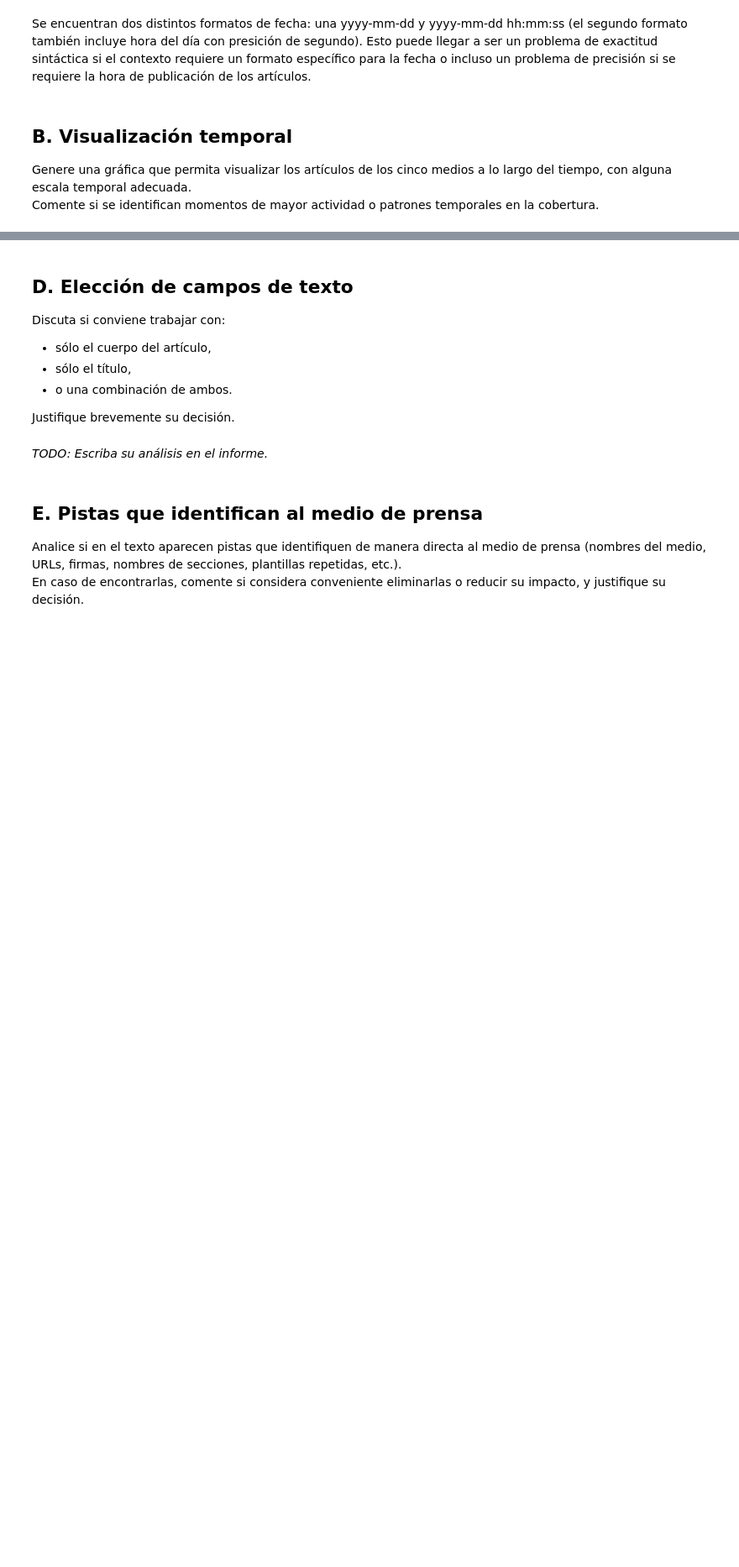
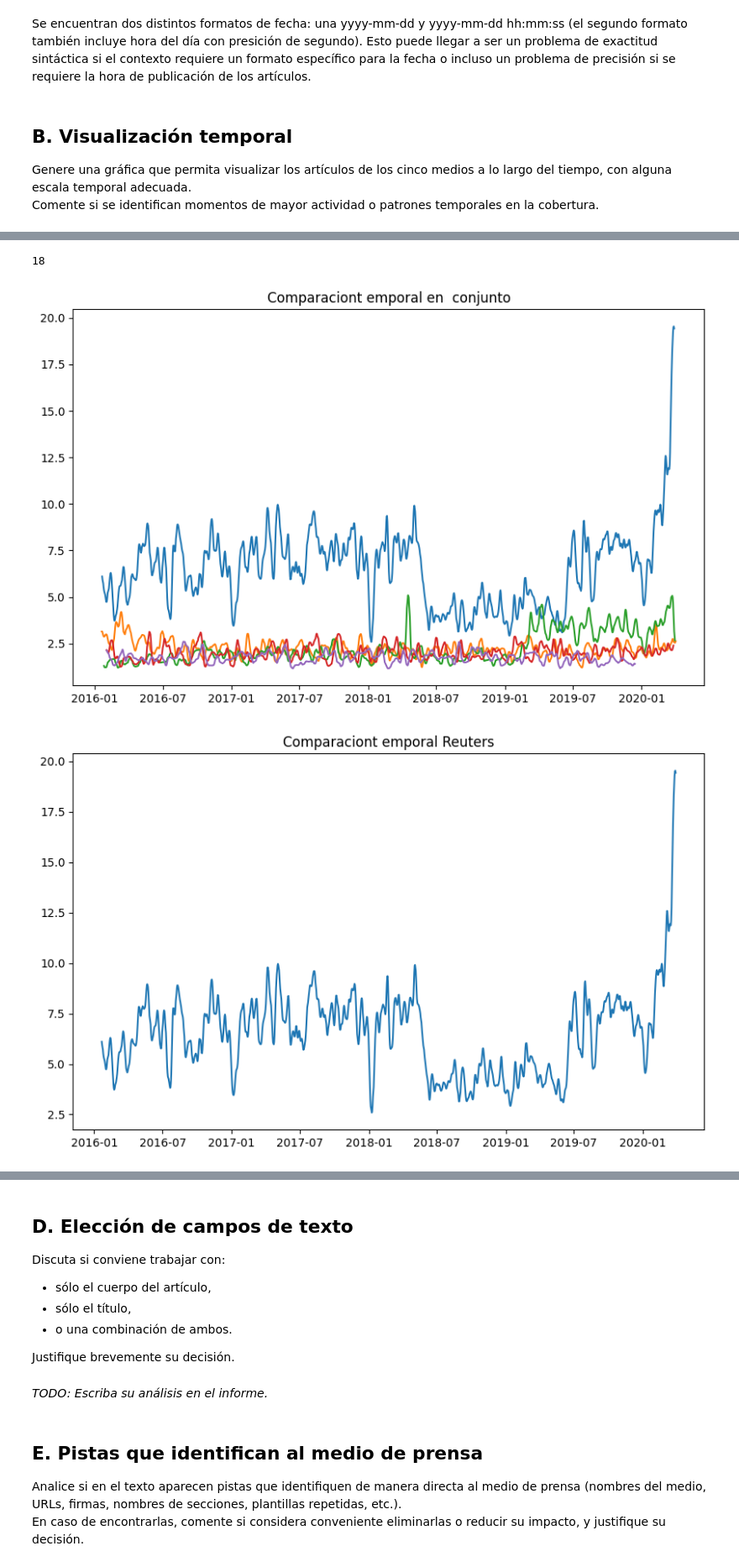
Before and after one commit to SQuincke/intro-cd-tarea-1, a Jupyter notebook: 2026_template_tarea1.ipynb, the cells around one changed output, grey strips where cells are left out. Shown at 84% size. Saved outputs shown, nothing was run; the diff lists cells and outputs as text; code cells hidden in the pictures; blank space fills up the shorter version.

```diff
--- a/2026_template_tarea1.ipynb
+++ b/2026_template_tarea1.ipynb
@@ -189,0 +314,30 @@ Comente si se identifican momentos de mayor actividad o patrones temporales en l
+# %%
+
+window_size = int(0.001*len(df_filtered_top5))
+print(window_size)
+plt.figure(figsize=(10, 6))
+for i, publication in enumerate(top_5_publications.index):
+    pub_data = df_filtered_top5[df_filtered_top5['publication'] == publication]
+    pub_counts = pub_data.groupby('date').size().sort_index()
+    pub_counts = pub_counts.rolling(window=window_size, win_type='gaussian').mean(std=3)
+
+    X = pub_counts.index
+    Y = pub_counts.values
+    plt.plot(X, Y, color=colors[i], label=publication)
+plt.title('Comparaciont emporal en  conjunto')
+plt.show()
+for i, publication in enumerate(top_5_publications.index):
+    plt.figure(figsize=(10, 6))
+    pub_data = df_filtered_top5[df_filtered_top5['publication'] == publication]
+    pub_counts = pub_data.groupby('date').size().sort_index()
+    pub_counts = pub_counts.rolling(window=window_size, win_type='gaussian').mean(std=3)
+
+    X = pub_counts.index
+    Y = pub_counts.values
+    plt.plot(X, Y, color=colors[i], label=publication)
+    plt.title(f'Comparaciont emporal {publication}')
+    plt.show()
+# %% [output]
+18
+[figure, added]
+[figure, added]
```
Also changed, not shown: parts of 10 cells of this notebook, 1 other file.
